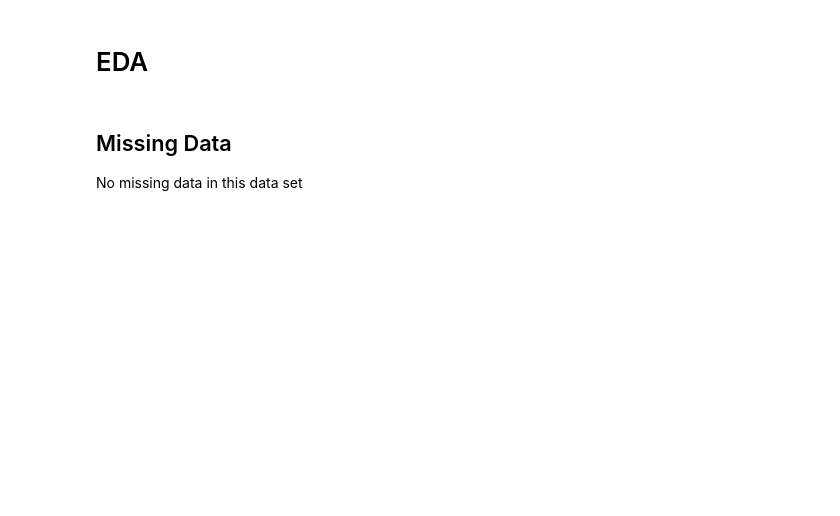
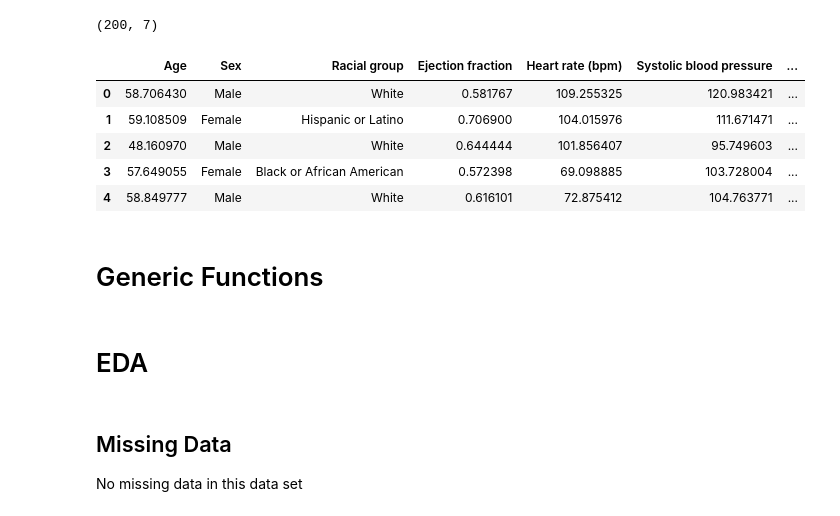
Before and after one commit to BrentonGraham/biomedical-ml-anschutz, a Jupyter notebook: 3. Logistic Regression & Cross-Validation/LogisticRegression&CrossValidation.ipynb, the cells around one changed output. Cells and saved outputs as stored; diff of their text form; code cells hidden in the pictures; blank space fills up the shorter version.

```diff
--- a/3. Logistic Regression & Cross-Validation/LogisticRegression&CrossValidation.ipynb
+++ b/3. Logistic Regression & Cross-Validation/LogisticRegression&CrossValidation.ipynb
@@ -33,0 +42,15 @@ data50_df.head()
+# %%
+# 200 sample data set
+data200_df = pd.read_excel(f'{WORK_DIR}/CardiacHypertrophyData_200Samples.xlsx')
+print(data200_df.shape)
+data200_df.head(5)
+# %% [output]
+(200, 7)
+|  | Age | Sex | Racial group | Ejection fraction | Heart rate (bpm) | Systolic blood pressure | ... |
+| 0 | 58.706430 | Male | White | 0.581767 | 109.255325 | 120.983421 | ... |
+| 1 | 59.108509 | Female | Hispanic or Latino | 0.706900 | 104.015976 | 111.671471 | ... |
+| 2 | 48.160970 | Male | White | 0.644444 | 101.856407 | 95.749603 | ... |
+| 3 | 57.649055 | Female | Black or African American | 0.572398 | 69.098885 | 103.728004 | ... |
+| 4 | 58.849777 | Male | White | 0.616101 | 72.875412 | 104.763771 | ... |
+# %% [markdown]
+# Generic Functions
```
Also changed, not shown: parts of 21 cells of this notebook, 1 other file.
